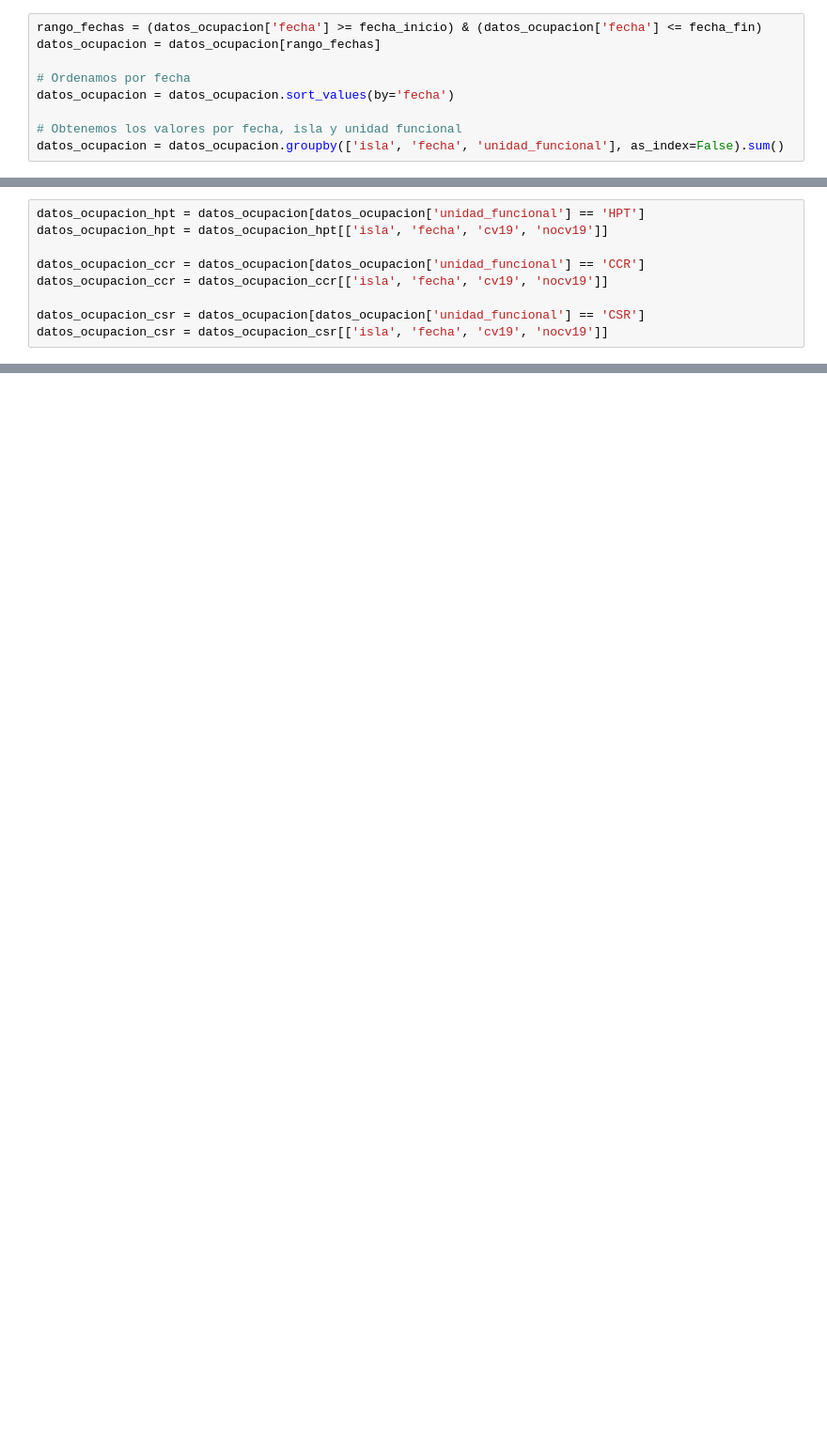
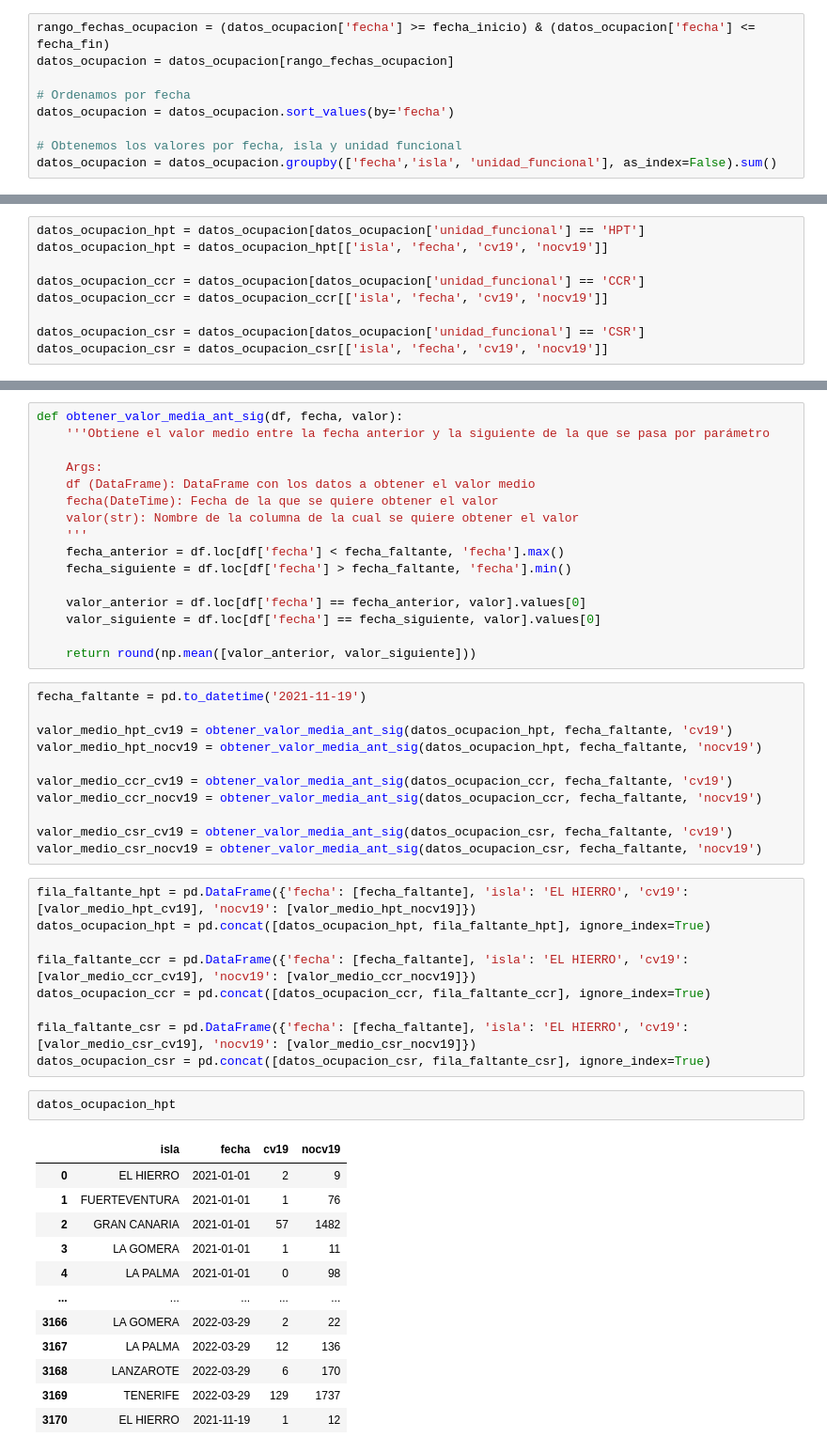
Before and after one commit to jalonsouoc/TFM, a Jupyter notebook: code/limpieza_de_datos_covid.ipynb, the cells around one changed output, grey strips where cells are left out. Shown at 94% size. Saved outputs shown, nothing was run; the diff lists cells and outputs as text; blank space fills up the shorter version.

```diff
--- a/code/limpieza_de_datos_covid.ipynb
+++ b/code/limpieza_de_datos_covid.ipynb
@@ -517,12 +550,12 @@ datos_ocupacion['fecha'] = pd.to_datetime(datos_ocupacion['fecha'], dayfirst=Tru
 # %%
-rango_fechas = (datos_ocupacion['fecha'] >= fecha_inicio) & (datos_ocupacion['fecha'] <= fecha_fin)
-datos_ocupacion = datos_ocupacion[rango_fechas]
+rango_fechas_ocupacion = (datos_ocupacion['fecha'] >= fecha_inicio) & (datos_ocupacion['fecha'] <= fecha_fin)
+datos_ocupacion = datos_ocupacion[rango_fechas_ocupacion]
 
 # Ordenamos por fecha
 datos_ocupacion = datos_ocupacion.sort_values(by='fecha')
 
 # Obtenemos los valores por fecha, isla y unidad funcional
-datos_ocupacion = datos_ocupacion.groupby(['isla', 'fecha', 'unidad_funcional'], as_index=False).sum()
+datos_ocupacion = datos_ocupacion.groupby(['fecha','isla', 'unidad_funcional'], as_index=False).sum()
 # %%
 unidades = datos_ocupacion['unidad_funcional'].unique()
 unidades
@@ -545,0 +626,51 @@ comprobar_fechas(datos_ocupacion_csr)
+# %%
+def obtener_valor_media_ant_sig(df, fecha, valor):
+    '''Obtiene el valor medio entre la fecha anterior y la siguiente de la que se pasa por parámetro
+
+    Args:
+    df (DataFrame): DataFrame con los datos a obtener el valor medio
+    fecha(DateTime): Fecha de la que se quiere obtener el valor
+    valor(str): Nombre de la columna de la cual se quiere obtener el valor
+    '''
+    fecha_anterior = df.loc[df['fecha'] < fecha_faltante, 'fecha'].max()
+    fecha_siguiente = df.loc[df['fecha'] > fecha_faltante, 'fecha'].min()
+
+    valor_anterior = df.loc[df['fecha'] == fecha_anterior, valor].values[0]
+    valor_siguiente = df.loc[df['fecha'] == fecha_siguiente, valor].values[0]
+
+    return round(np.mean([valor_anterior, valor_siguiente]))
+# %%
+fecha_faltante = pd.to_datetime('2021-11-19')
+
+valor_medio_hpt_cv19 = obtener_valor_media_ant_sig(datos_ocupacion_hpt, fecha_faltante, 'cv19')
+valor_medio_hpt_nocv19 = obtener_valor_media_ant_sig(datos_ocupacion_hpt, fecha_faltante, 'nocv19')
+
+valor_medio_ccr_cv19 = obtener_valor_media_ant_sig(datos_ocupacion_ccr, fecha_faltante, 'cv19')
+valor_medio_ccr_nocv19 = obtener_valor_media_ant_sig(datos_ocupacion_ccr, fecha_faltante, 'nocv19')
+
+valor_medio_csr_cv19 = obtener_valor_media_ant_sig(datos_ocupacion_csr, fecha_faltante, 'cv19')
+valor_medio_csr_nocv19 = obtener_valor_media_ant_sig(datos_ocupacion_csr, fecha_faltante, 'nocv19')
+# %%
+fila_faltante_hpt = pd.DataFrame({'fecha': [fecha_faltante], 'isla': 'EL HIERRO', 'cv19': [valor_medio_hpt_cv19], 'nocv19': [valor_medio_hpt_nocv19]})
+datos_ocupacion_hpt = pd.concat([datos_ocupacion_hpt, fila_faltante_hpt], ignore_index=True)
+
+fila_faltante_ccr = pd.DataFrame({'fecha': [fecha_faltante], 'isla': 'EL HIERRO', 'cv19': [valor_medio_ccr_cv19], 'nocv19': [valor_medio_ccr_nocv19]})
+datos_ocupacion_ccr = pd.concat([datos_ocupacion_ccr, fila_faltante_ccr], ignore_index=True)
+
+fila_faltante_csr = pd.DataFrame({'fecha': [fecha_faltante], 'isla': 'EL HIERRO', 'cv19': [valor_medio_csr_cv19], 'nocv19': [valor_medio_csr_nocv19]})
+datos_ocupacion_csr = pd.concat([datos_ocupacion_csr, fila_faltante_csr], ignore_index=True)
+# %%
+datos_ocupacion_hpt
+# %% [output]
+|  | isla | fecha | cv19 | nocv19 |
+| 0 | EL HIERRO | 2021-01-01 | 2 | 9 |
+| 1 | FUERTEVENTURA | 2021-01-01 | 1 | 76 |
+| 2 | GRAN CANARIA | 2021-01-01 | 57 | 1482 |
+| 3 | LA GOMERA | 2021-01-01 | 1 | 11 |
+| 4 | LA PALMA | 2021-01-01 | 0 | 98 |
+| ... | ... | ... | ... | ... |
+| 3166 | LA GOMERA | 2022-03-29 | 2 | 22 |
+| 3167 | LA PALMA | 2022-03-29 | 12 | 136 |
+| 3168 | LANZAROTE | 2022-03-29 | 6 | 170 |
+| 3169 | TENERIFE | 2022-03-29 | 129 | 1737 |
+| 3170 | EL HIERRO | 2021-11-19 | 1 | 12 |
```
Also changed, not shown: parts of 16 cells of this notebook, 4 other files.
